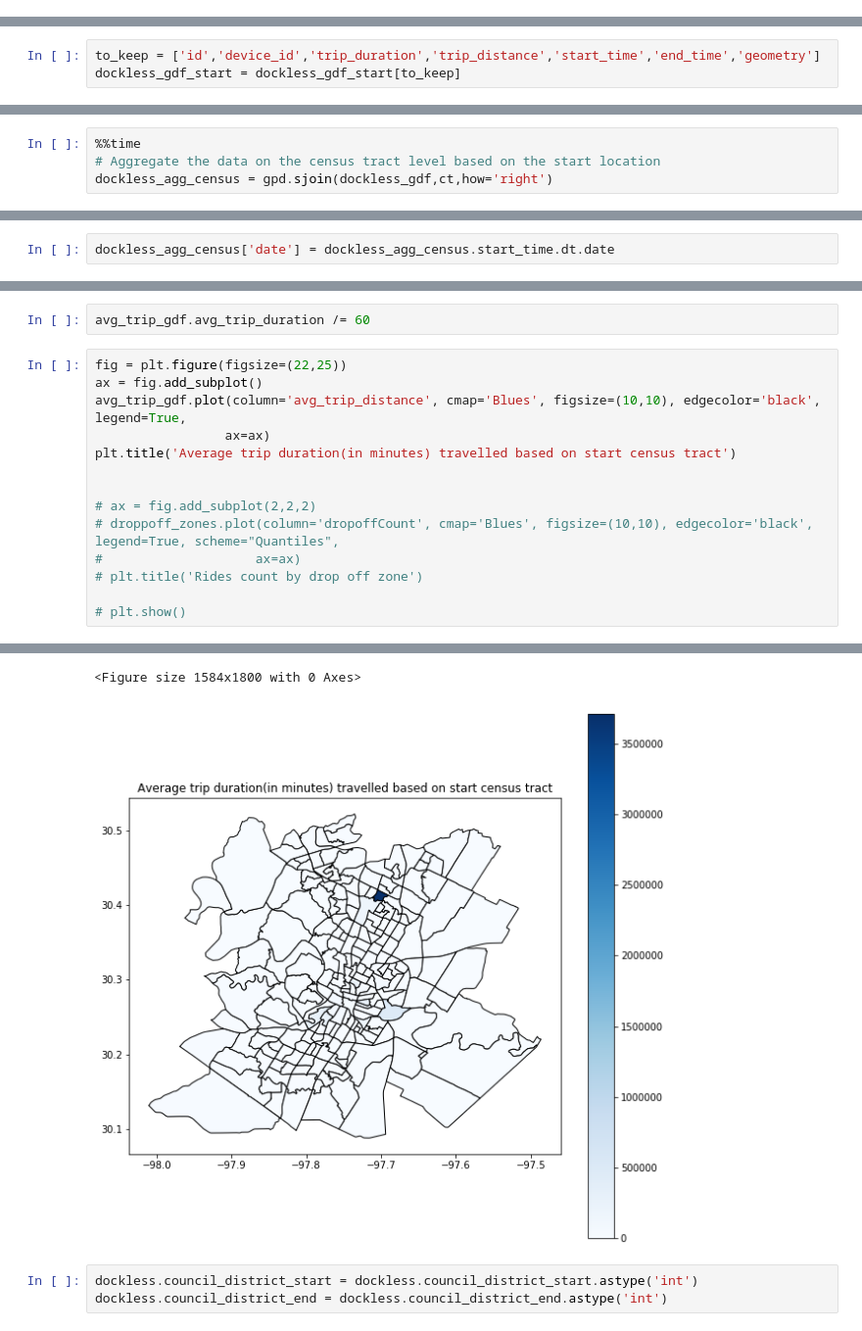
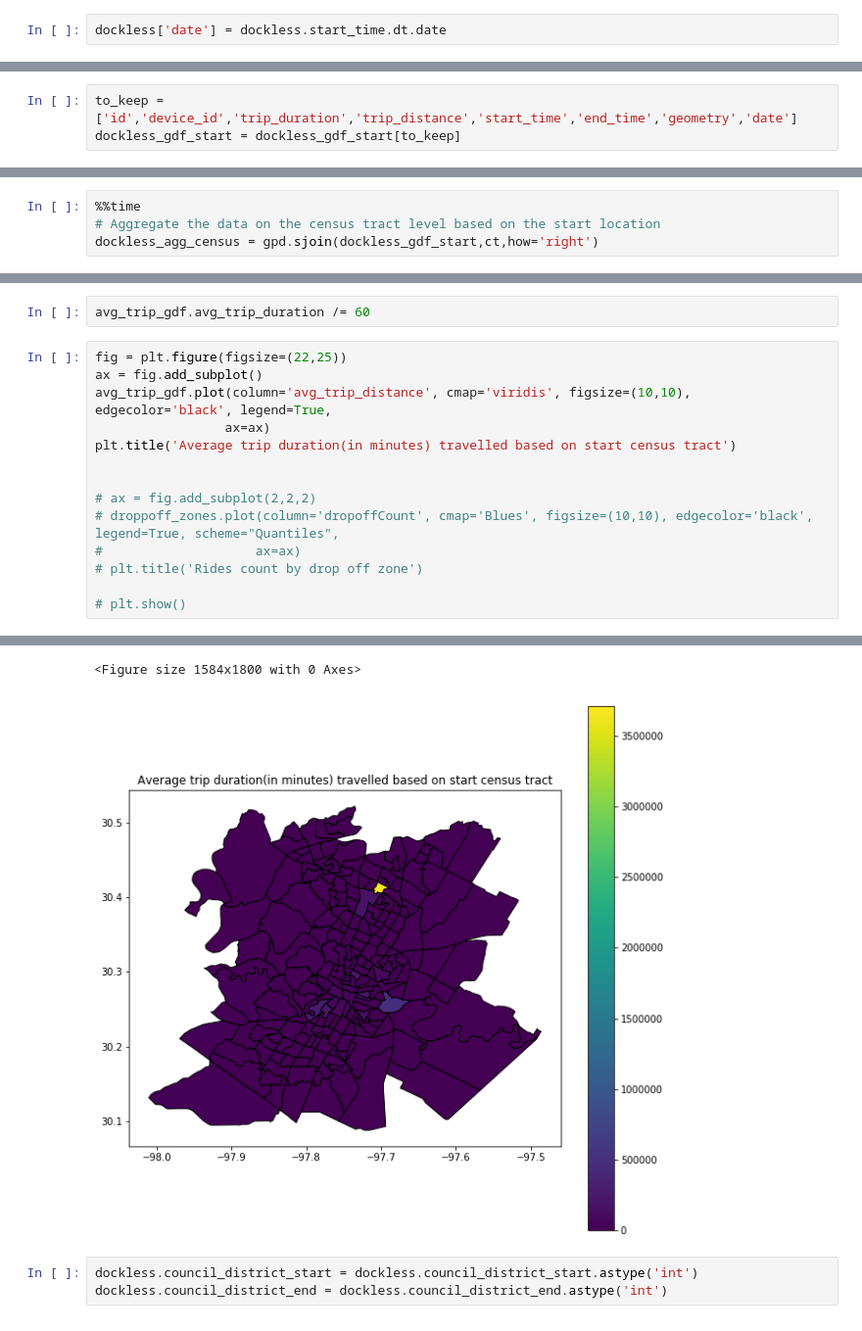
Before and after one commit to SohamMody/Event-Detection-from-Dockless-Scooter-Trips-Austin, a Jupyter notebook: EDA.ipynb, the cells around one changed output, grey strips where cells are left out. Shown at 98% size. Cells and saved outputs as stored; diff of their text form.

```diff
--- a/EDA.ipynb
+++ b/EDA.ipynb
@@ -82,6 +84,8 @@ dockless.dropna(inplace=True)
 dockless.shape
 # %% [output]
 (2612783, 18)
+# %%
+dockless['date'] = dockless.start_time.dt.date
 # %%
 # dockless_sub.dropna(inplace=True)
 # %% [markdown]
@@ -180,7 +185,7 @@ dockless_gdf_start.head()
 | 3 | 0000261e-c0f0-4fb1-9947-1606dfe4ddcf | 41fa0cf0-f433-4b3a-89f5-2c6cec6c367d | 1096.0 | 0.0 | 2018-09-02 16:45:00 | 2018-09-02 17:00:00 | 9.0 | 16.0 | 0.0 | ... |
 | 4 | 00002c70-678b-4c09-a32c-da0266e329c6 | ddd4bbc3-114e-4cbc-b078-860e3c28b11b | 408.0 | 1144.0 | 2018-09-28 11:45:00 | 2018-09-28 11:45:00 | 9.0 | 11.0 | 5.0 | ... |
 # %%
-to_keep = ['id','device_id','trip_duration','trip_distance','start_time','end_time','geometry']
+to_keep = ['id','device_id','trip_duration','trip_distance','start_time','end_time','geometry','date']
 dockless_gdf_start = dockless_gdf_start[to_keep]
 # %%
 ct.crs
@@ -189,5 +194,5 @@ ct.crs
 # %%
 %%time
 # Aggregate the data on the census tract level based on the start location
-dockless_agg_census = gpd.sjoin(dockless_gdf,ct,how='right')
+dockless_agg_census = gpd.sjoin(dockless_gdf_start,ct,how='right')
 # %% [output]
@@ -233,5 +289,3 @@ dockless_agg_census.shape
-# %%
-dockless_agg_census['date'] = dockless_agg_census.start_time.dt.date
 # %%
 groupby_ct = dockless_agg_census.groupby('TRACTCE10',as_index=False).count()[['TRACTCE10','id']].sort_values('id')
 # %%
@@ -591,21 +447,21 @@ avg_trip_gdf.avg_trip_duration /= 60
 # %%
 fig = plt.figure(figsize=(22,25))
 ax = fig.add_subplot()
-avg_trip_gdf.plot(column='avg_trip_distance', cmap='Blues', figsize=(10,10), edgecolor='black', legend=True,
+avg_trip_gdf.plot(column='avg_trip_distance', cmap='viridis', figsize=(10,10), edgecolor='black', legend=True,
                  ax=ax)
 plt.title('Average trip duration(in minutes) travelled based on start census tract')
 
 
 # ax = fig.add_subplot(2,2,2)
 # droppoff_zones.plot(column='dropoffCount', cmap='Blues', figsize=(10,10), edgecolor='black', legend=True, scheme="Quantiles",
 #                    ax=ax)
 # plt.title('Rides count by drop off zone')
 
 # plt.show()
 # %% [output]
 Text(0.5,1,'Average trip duration(in minutes) travelled based on start census tract')
 <Figure size 1584x1800 with 0 Axes>
-[figure, old version]
+[figure, new version]
 # %%
 dockless.council_district_start = dockless.council_district_start.astype('int')
 dockless.council_district_end = dockless.council_district_end.astype('int')
```
Also changed, not shown: parts of 36 cells of this notebook, 1 other file.
